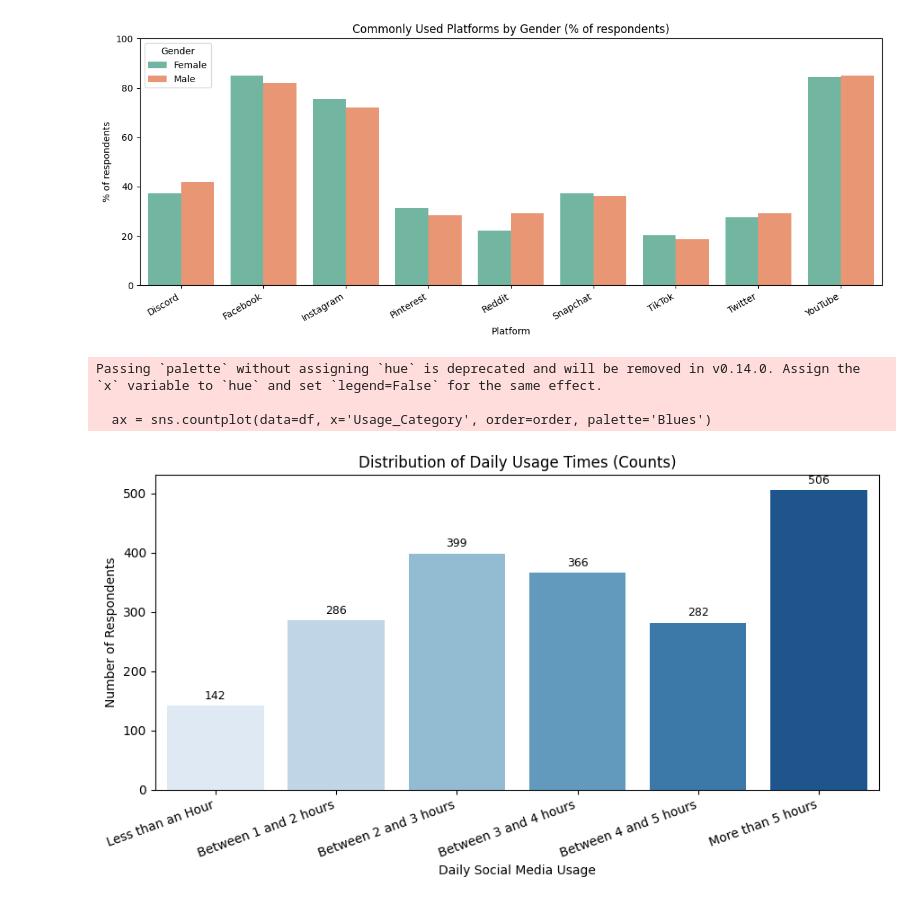
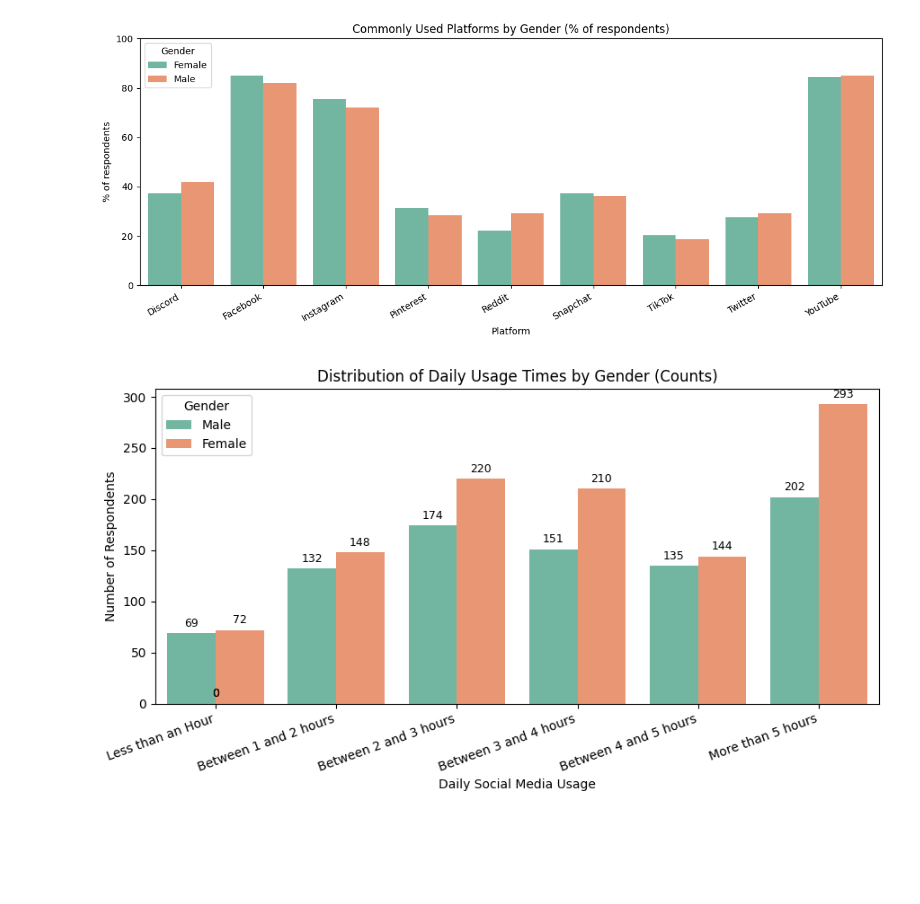
Before and after one commit to TasnimulIntazamAsif/Social_Media_Addiction, a Jupyter notebook: SMMH_Visuals_2.ipynb, the cells around one changed output. Drawn from its saved outputs; the diff is of its cells as text; code cells hidden in the pictures; blank space fills up the shorter version.

```diff
--- a/SMMH_Visuals_2.ipynb
+++ b/SMMH_Visuals_2.ipynb
@@ -85,30 +85,28 @@ plt.show()
 # %% [output]
 [figure]
 # %%
-# 2) Distribution of Daily Social Media Usage Times with Number of Respondents
+# 2) Distribution of Daily Social Media Usage Times with Number of Respondents by Gender
 plt.figure(figsize=(9,5))
 order = [
     'Less than an Hour',
     'Between 1 and 2 hours',
     'Between 2 and 3 hours',
     'Between 3 and 4 hours',
     'Between 4 and 5 hours',
     'More than 5 hours'
 ]
-ax = sns.countplot(data=df, x='Usage_Category', order=order, palette='Blues')
+ax = sns.countplot(data=df[df['Gender_Clean'].isin(['Male', 'Female'])], x='Usage_Category', hue='Gender_Clean', order=order, palette='Set2')
 plt.xticks(rotation=20, ha='right')
 plt.xlabel('Daily Social Media Usage')
 plt.ylabel('Number of Respondents')
-plt.title('Distribution of Daily Usage Times (Counts)')
+plt.title('Distribution of Daily Usage Times by Gender (Counts)')
 for p in ax.patches:
     height = p.get_height()
     ax.annotate(f'{int(height)}', (p.get_x() + p.get_width()/2., height),
                 ha='center', va='bottom', fontsize=9, xytext=(0,3), textcoords='offset points')
+plt.legend(title='Gender')
 plt.tight_layout()
 plt.show()
 # %% [output]
-Passing `palette` without assigning `hue` is deprecated and will be removed in v0.14.0. Assign the `x` variable to `hue` and set `legend=False` for the same effect.
-
-  ax = sns.countplot(data=df, x='Usage_Category', order=order, palette='Blues')
-[figure, old version]
+[figure, new version]
 # %%
```
Also changed, not shown: parts of 3 cells of this notebook, 5 other files.
